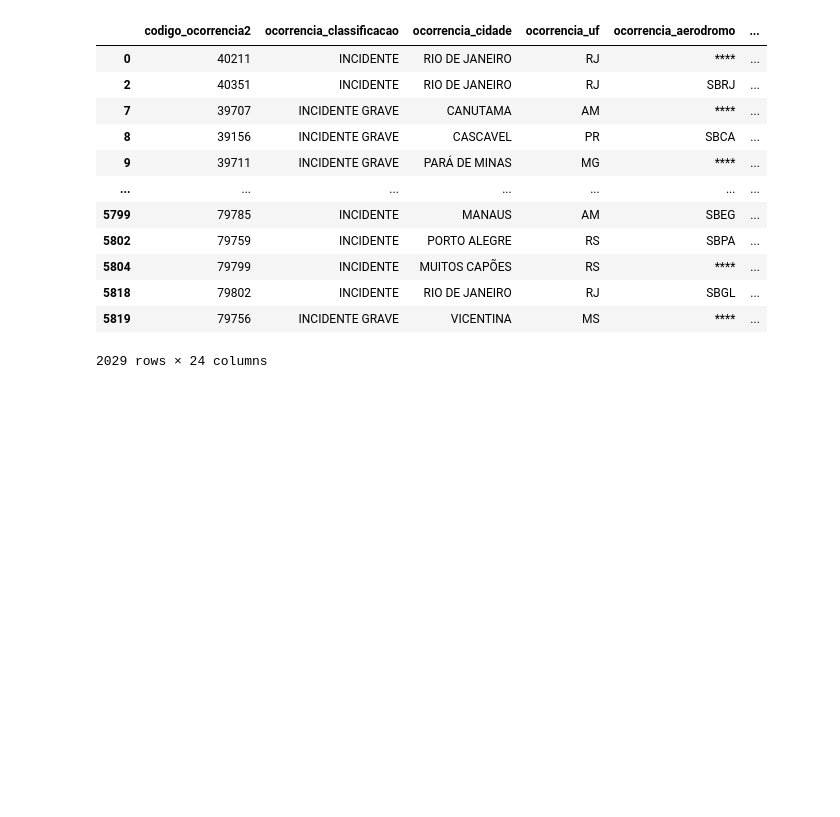
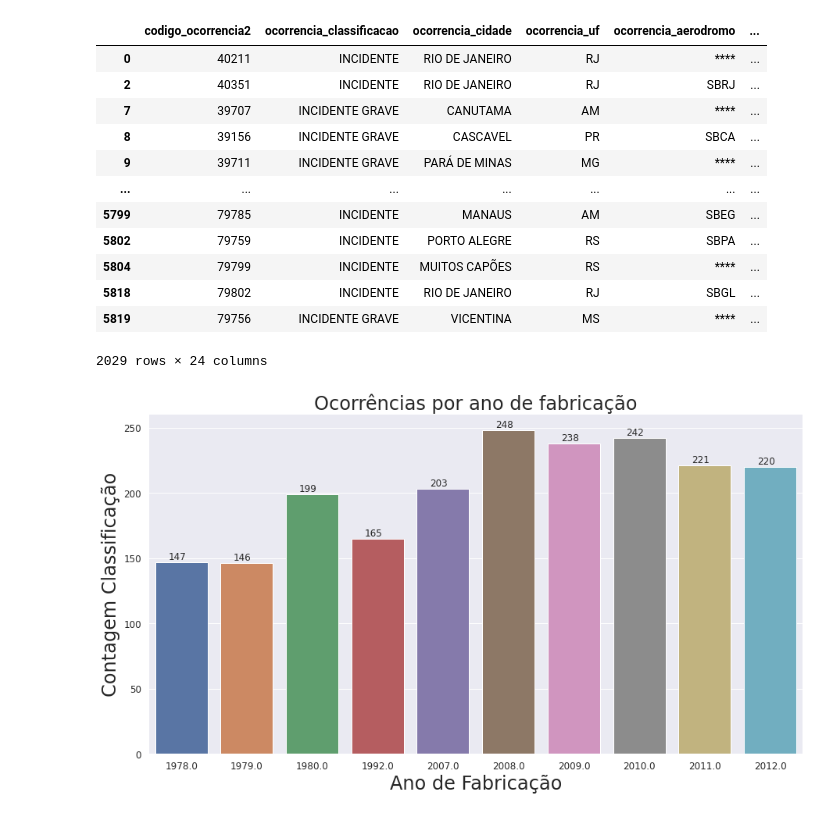
Before and after one commit to thaisratis/Ocorrencias_Aeronauticas_Aviacao_Civil_Brasileira, a Jupyter notebook: Aeronaves.ipynb, the cells around one changed output. Cells and saved outputs as stored; diff of their text form; code cells hidden in the pictures; blank space fills up the shorter version.

```diff
--- a/Aeronaves.ipynb
+++ b/Aeronaves.ipynb
@@ -887,6 +887,23 @@ top_10_anos_fabricacoes
 | 5818 | 79802 | INCIDENTE | RIO DE JANEIRO | RJ | SBGL | ... |
 | 5819 | 79756 | INCIDENTE GRAVE | VICENTINA | MS | **** | ... |
 2029 rows × 24 columns
+# %%
+plt.figure(figsize = (15,8))
+
+rc={'font.size': 12, 'axes.labelsize': 24, 'legend.fontsize': 40,
+    'axes.titlesize': 24, 'xtick.labelsize': 12, 'ytick.labelsize': 12}
+
+sns.set(rc=rc)
+
+ax = sns.countplot(x=top_10_anos_fabricacoes.aeronave_ano_fabricacao ,data=top_10_anos_fabricacoes)
+plt.xlabel("Ano de Fabricação")
+plt.ylabel("Contagem Classificação")
+plt.title("Ocorrências por ano de fabricação")
+
+for p in ax.patches:
+        ax.annotate(p.get_height(), (p.get_x()+0.2, p.get_height()+2))
+# %% [output]
+[figure, added]
 # %%
 plt.figure(figsize = (15,8))
 
```
Also changed, not shown: parts of 5 cells of this notebook.
